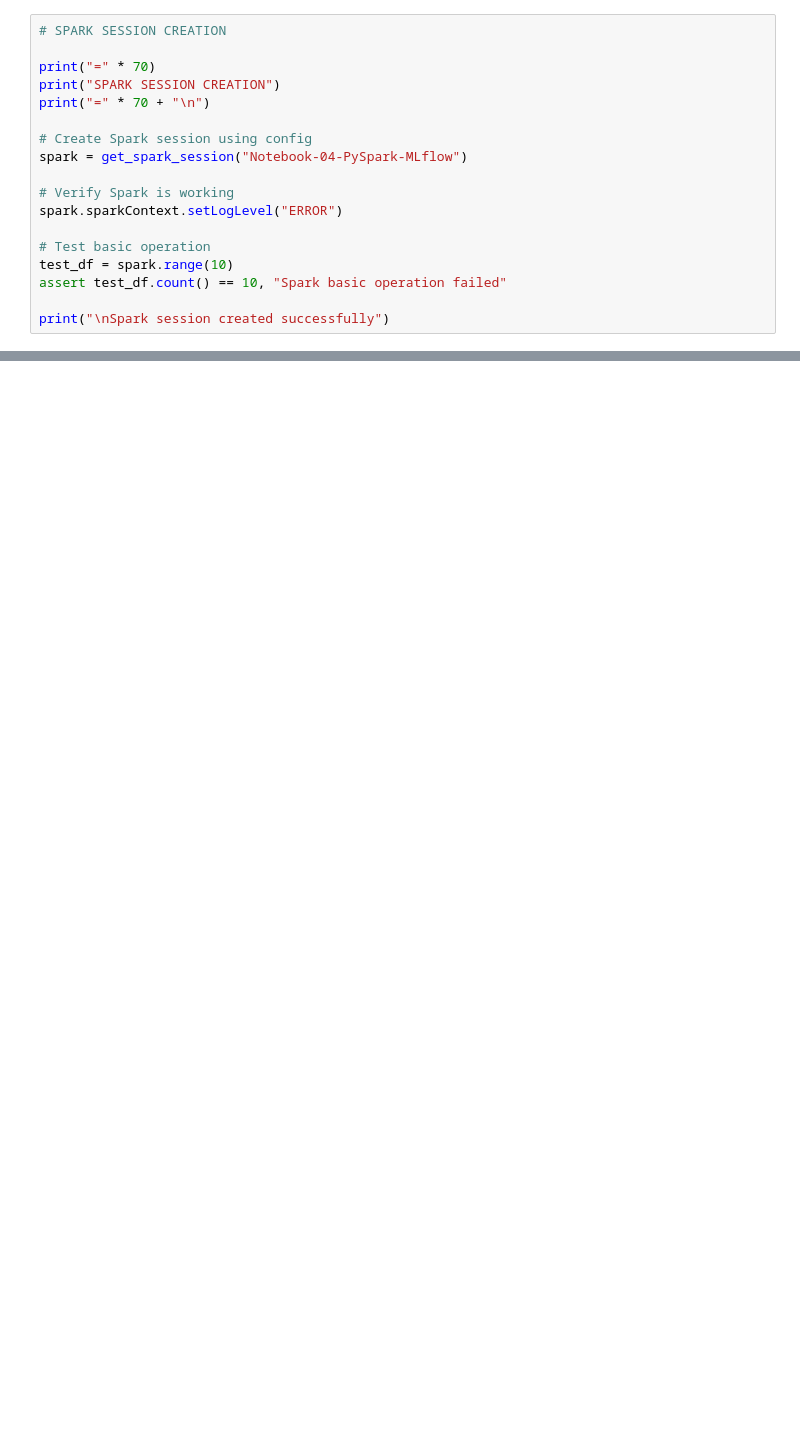
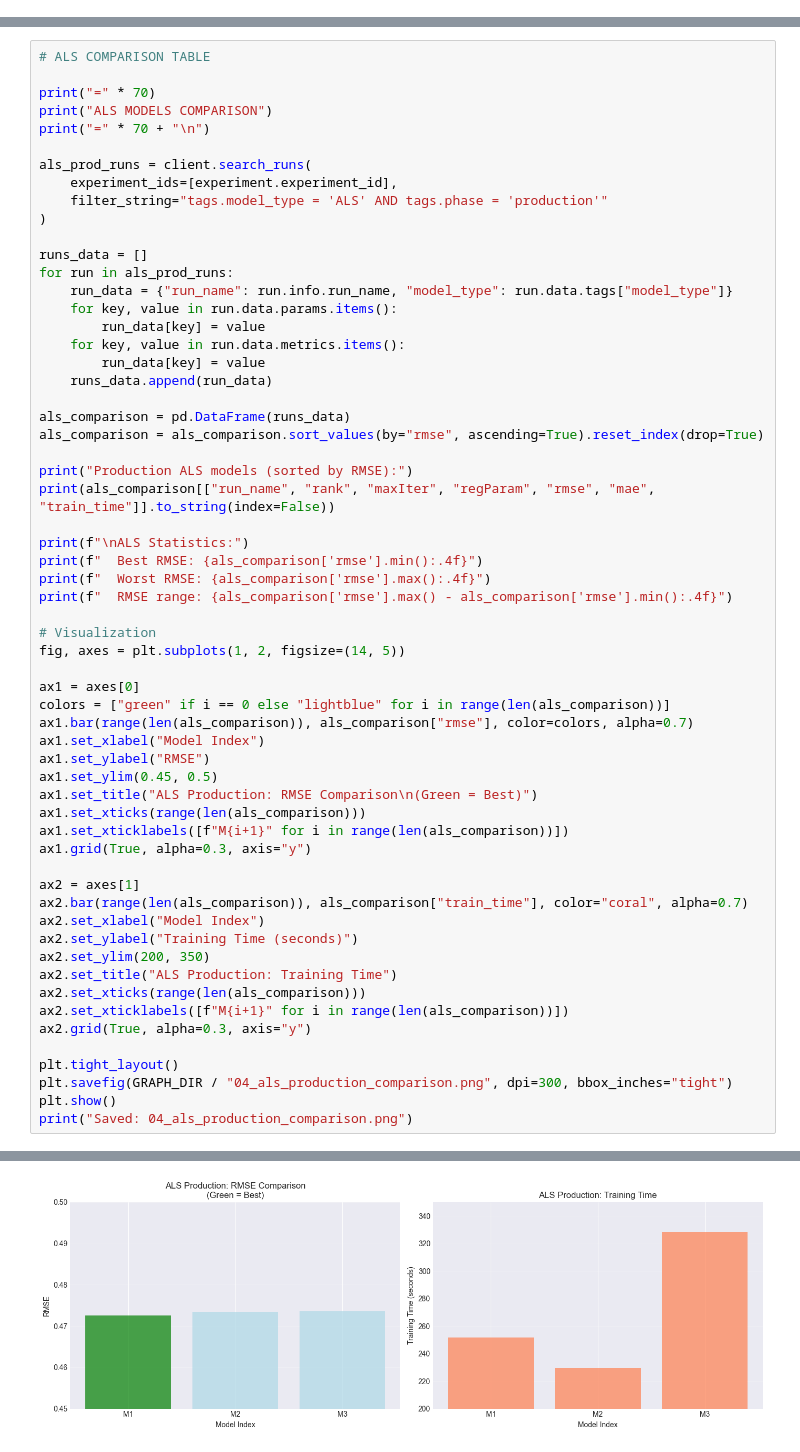
Before and after one commit to paolodvnz/bigdata-ecommerce-project, a Jupyter notebook: notebooks/04_pyspark_ml.ipynb, the cells around one changed output, grey strips where cells are left out. Drawn from its saved outputs; the diff is of its cells as text; blank space fills up the shorter version.

```diff
--- a/notebooks/04_pyspark_ml.ipynb
+++ b/notebooks/04_pyspark_ml.ipynb
@@ -2564,18 +0,0 @@ Eseguiremo le predizioni con  modelli precedentemente selezionati.
-# %%
-# SPARK SESSION CREATION
-
-print("=" * 70)
-print("SPARK SESSION CREATION")
-print("=" * 70 + "\n")
-
-# Create Spark session using config
-spark = get_spark_session("Notebook-04-PySpark-MLflow")
-
-# Verify Spark is working
-spark.sparkContext.setLogLevel("ERROR")
-
-# Test basic operation
-test_df = spark.range(10)
-assert test_df.count() == 10, "Spark basic operation failed"
-
-print("\nSpark session created successfully")
@@ -2845,0 +1527,61 @@ Batch predictions pipeline complete
+# %%
+# ALS COMPARISON TABLE
+
+print("=" * 70)
+print("ALS MODELS COMPARISON")
+print("=" * 70 + "\n")
+
+als_prod_runs = client.search_runs(
+    experiment_ids=[experiment.experiment_id],
+    filter_string="tags.model_type = 'ALS' AND tags.phase = 'production'"
+)
+
+runs_data = []
+for run in als_prod_runs:
+    run_data = {"run_name": run.info.run_name, "model_type": run.data.tags["model_type"]}
+    for key, value in run.data.params.items():
+        run_data[key] = value
+    for key, value in run.data.metrics.items():
+        run_data[key] = value
+    runs_data.append(run_data)
+
+als_comparison = pd.DataFrame(runs_data)
+als_comparison = als_comparison.sort_values(by="rmse", ascending=True).reset_index(drop=True)
+
+print("Production ALS models (sorted by RMSE):")
+print(als_comparison[["run_name", "rank", "maxIter", "regParam", "rmse", "mae", "train_time"]].to_string(index=False))
+
+print(f"\nALS Statistics:")
+print(f"  Best RMSE: {als_comparison['rmse'].min():.4f}")
+print(f"  Worst RMSE: {als_comparison['rmse'].max():.4f}")
+print(f"  RMSE range: {als_comparison['rmse'].max() - als_comparison['rmse'].min():.4f}")
+
+# Visualization
+fig, axes = plt.subplots(1, 2, figsize=(14, 5))
+
+ax1 = axes[0]
+colors = ["green" if i == 0 else "lightblue" for i in range(len(als_comparison))]
+ax1.bar(range(len(als_comparison)), als_comparison["rmse"], color=colors, alpha=0.7)
+ax1.set_xlabel("Model Index")
+ax1.set_ylabel("RMSE")
+ax1.set_ylim(0.45, 0.5)
+ax1.set_title("ALS Production: RMSE Comparison\n(Green = Best)")
+ax1.set_xticks(range(len(als_comparison)))
+ax1.set_xticklabels([f"M{i+1}" for i in range(len(als_comparison))])
+ax1.grid(True, alpha=0.3, axis="y")
+
+ax2 = axes[1]
+ax2.bar(range(len(als_comparison)), als_comparison["train_time"], color="coral", alpha=0.7)
+ax2.set_xlabel("Model Index")
+ax2.set_ylabel("Training Time (seconds)")
+ax2.set_ylim(200, 350)
+ax2.set_title("ALS Production: Training Time")
+ax2.set_xticks(range(len(als_comparison)))
+ax2.set_xticklabels([f"M{i+1}" for i in range(len(als_comparison))])
+ax2.grid(True, alpha=0.3, axis="y")
+
+plt.tight_layout()
+plt.savefig(GRAPH_DIR / "04_als_production_comparison.png", dpi=300, bbox_inches="tight")
+plt.show()
+print("Saved: 04_als_production_comparison.png")
+# %% [output]
@@ -2845,0 +1602 @@ Batch predictions pipeline complete
+[figure, added]
```
Also changed, not shown: parts of 88 cells of this notebook, 56 other files.
